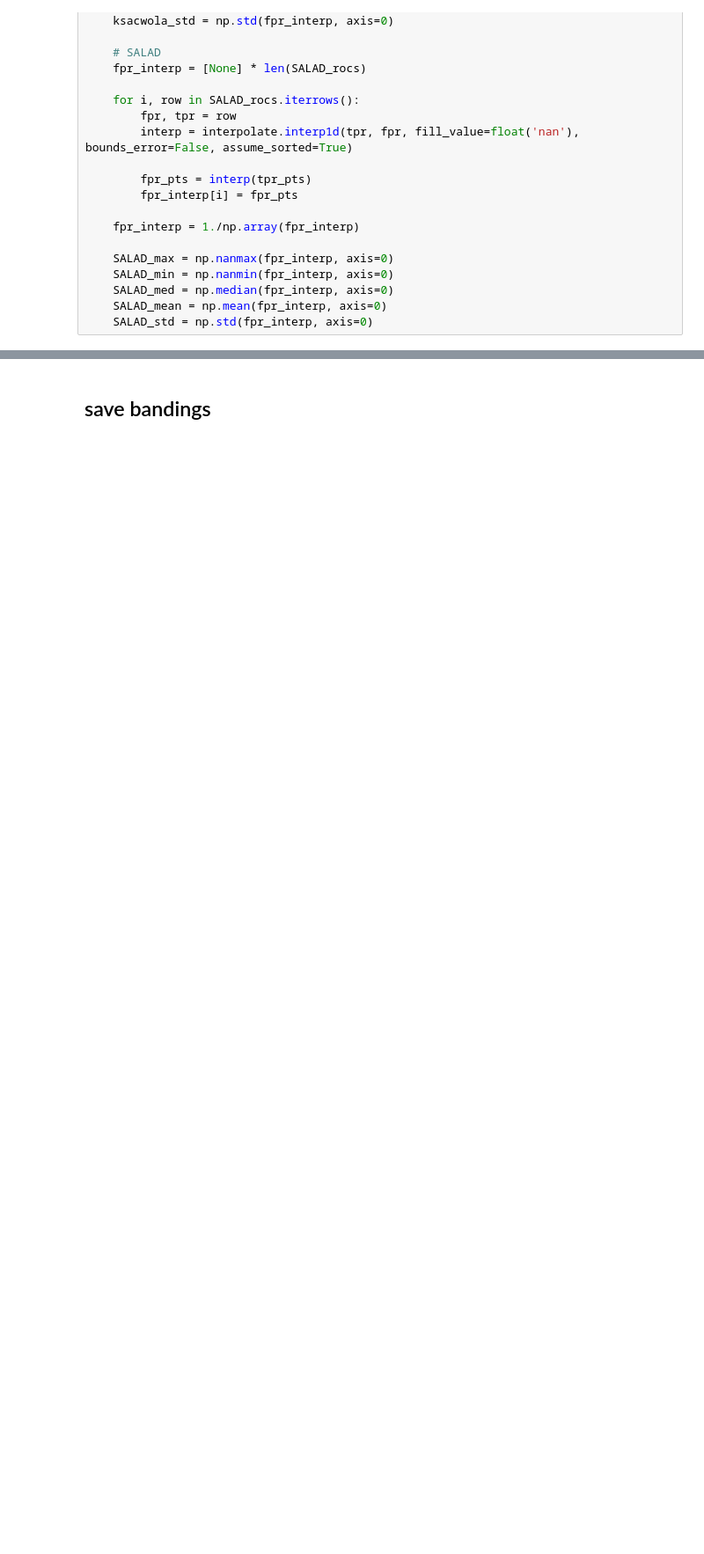
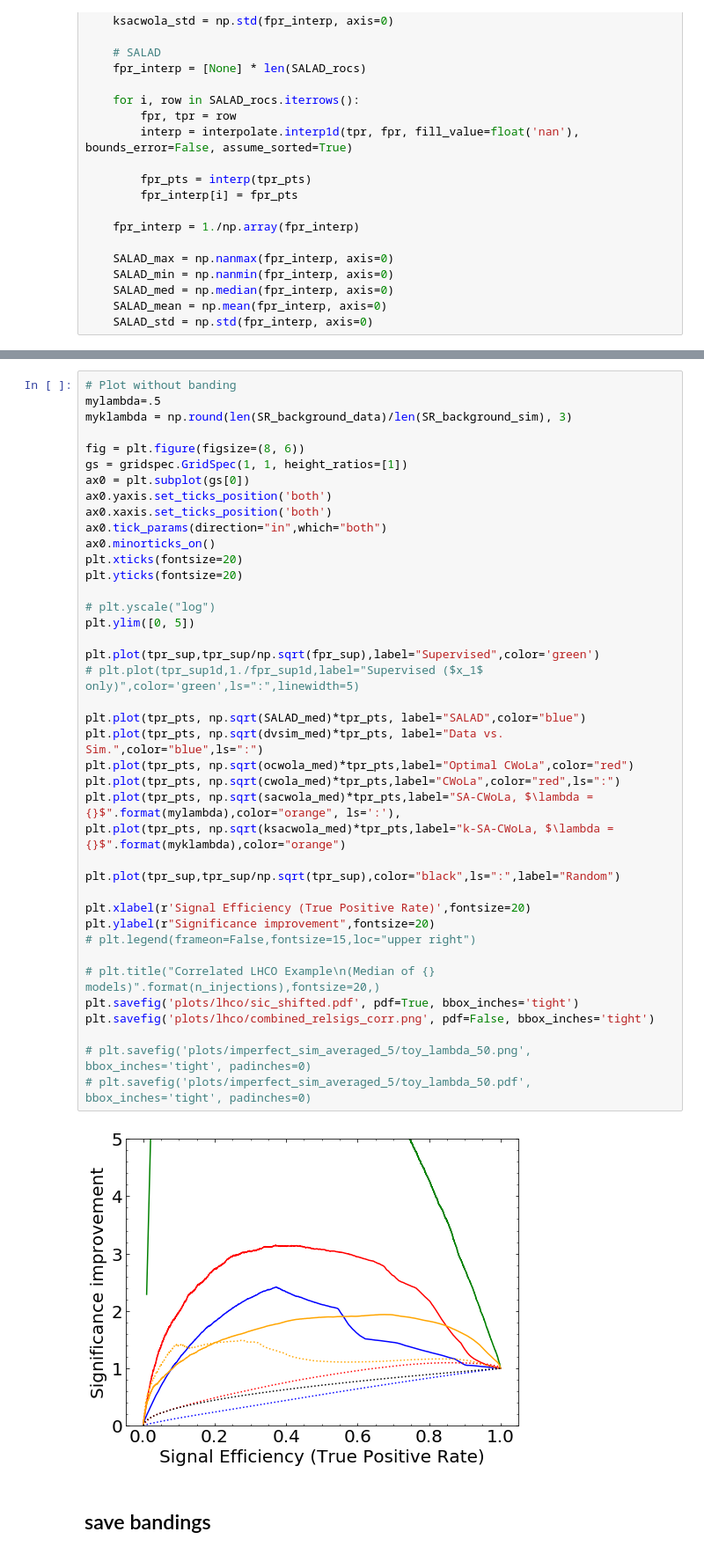
Before and after one commit to bnachman/DCTRHunting, a Jupyter notebook: CWoLaSimulationAssistedDecorrelationCorrelated.ipynb, the cells around one changed output, grey strips where cells are left out. Shown at 88% size. Drawn from its saved outputs; the diff is of its cells as text; blank space fills up the shorter version.

```diff
--- a/CWoLaSimulationAssistedDecorrelationCorrelated.ipynb
+++ b/CWoLaSimulationAssistedDecorrelationCorrelated.ipynb
@@ -799,3 +801,45 @@ plt.savefig('plots/lhco/combined_corr.png', pdf=False, bbox_inches='tight')
+# %%
+# Plot without banding
+mylambda=.5
+myklambda = np.round(len(SR_background_data)/len(SR_background_sim), 3)
+
+fig = plt.figure(figsize=(8, 6))
+gs = gridspec.GridSpec(1, 1, height_ratios=[1])
+ax0 = plt.subplot(gs[0])
+ax0.yaxis.set_ticks_position('both')
+ax0.xaxis.set_ticks_position('both')
+ax0.tick_params(direction="in",which="both")
+ax0.minorticks_on()
+plt.xticks(fontsize=20)
+plt.yticks(fontsize=20)
+
+# plt.yscale("log")
+plt.ylim([0, 5])
+
+plt.plot(tpr_sup,tpr_sup/np.sqrt(fpr_sup),label="Supervised",color='green')
+# plt.plot(tpr_sup1d,1./fpr_sup1d,label="Supervised ($x_1$ only)",color='green',ls=":",linewidth=5)
+
+plt.plot(tpr_pts, np.sqrt(SALAD_med)*tpr_pts, label="SALAD",color="blue")
+plt.plot(tpr_pts, np.sqrt(dvsim_med)*tpr_pts, label="Data vs. Sim.",color="blue",ls=":")
+plt.plot(tpr_pts, np.sqrt(ocwola_med)*tpr_pts,label="Optimal CWoLa",color="red")
+plt.plot(tpr_pts, np.sqrt(cwola_med)*tpr_pts,label="CWoLa",color="red",ls=":")
+plt.plot(tpr_pts, np.sqrt(sacwola_med)*tpr_pts,label="SA-CWoLa, $\lambda = {}$".format(mylambda),color="orange", ls=':'),
+plt.plot(tpr_pts, np.sqrt(ksacwola_med)*tpr_pts,label="k-SA-CWoLa, $\lambda = {}$".format(myklambda),color="orange")
+
+plt.plot(tpr_sup,tpr_sup/np.sqrt(tpr_sup),color="black",ls=":",label="Random")
+
+plt.xlabel(r'Signal Efficiency (True Positive Rate)',fontsize=20)
+plt.ylabel(r"Significance improvement",fontsize=20)
+# plt.legend(frameon=False,fontsize=15,loc="upper right")
+
+# plt.title("Correlated LHCO Example\n(Median of {} models)".format(n_injections),fontsize=20,)
+plt.savefig('plots/lhco/sic_shifted.pdf', pdf=True, bbox_inches='tight')
+plt.savefig('plots/lhco/combined_relsigs_corr.png', pdf=False, bbox_inches='tight')
+
+# plt.savefig('plots/imperfect_sim_averaged_5/toy_lambda_50.png', bbox_inches='tight', padinches=0)
+# plt.savefig('plots/imperfect_sim_averaged_5/toy_lambda_50.pdf', bbox_inches='tight', padinches=0)
+# %% [output]
+[figure, added]
 # %% [markdown]
 ## save bandings
 # %%
```
Also changed, not shown: parts of 5 cells of this notebook, 9 other files.
